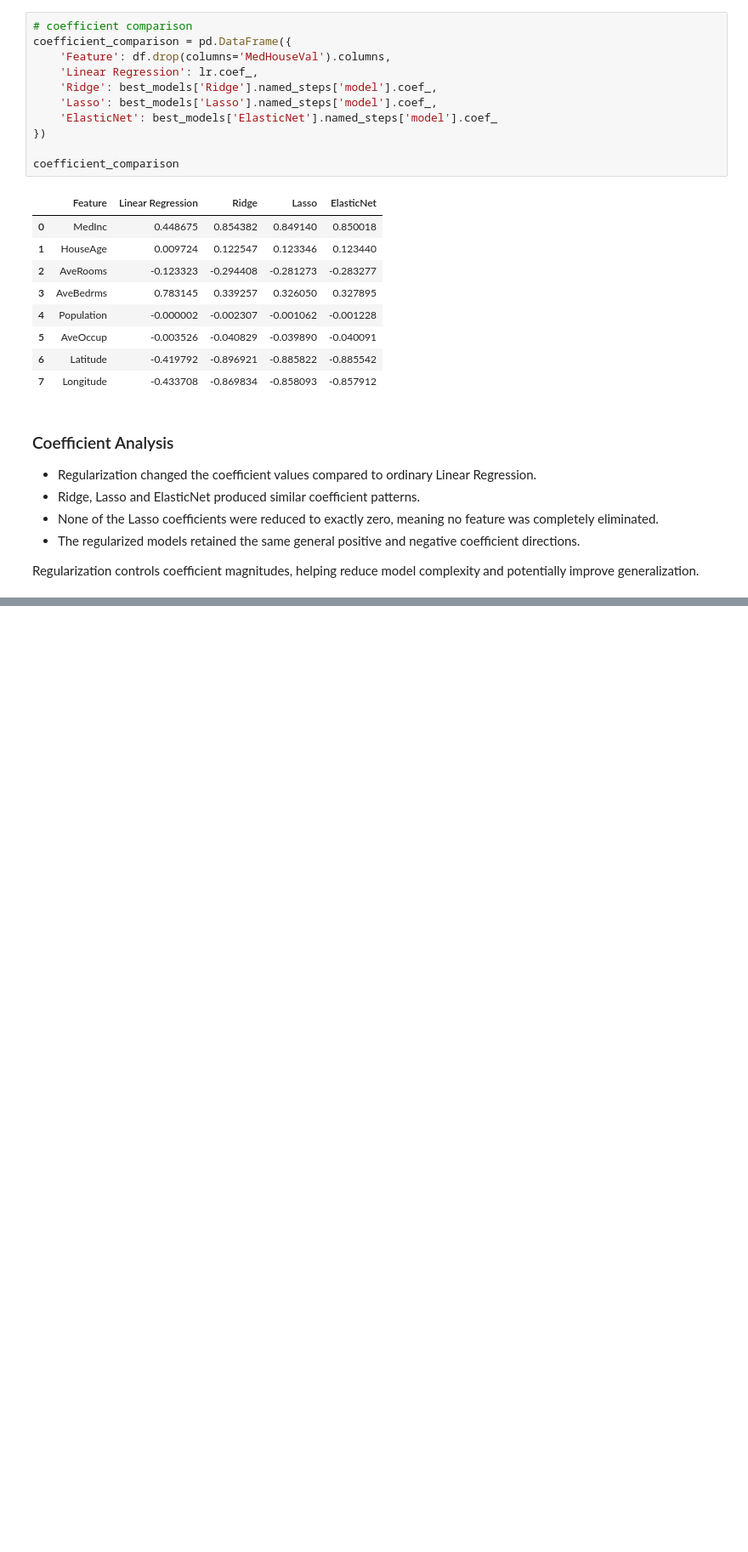
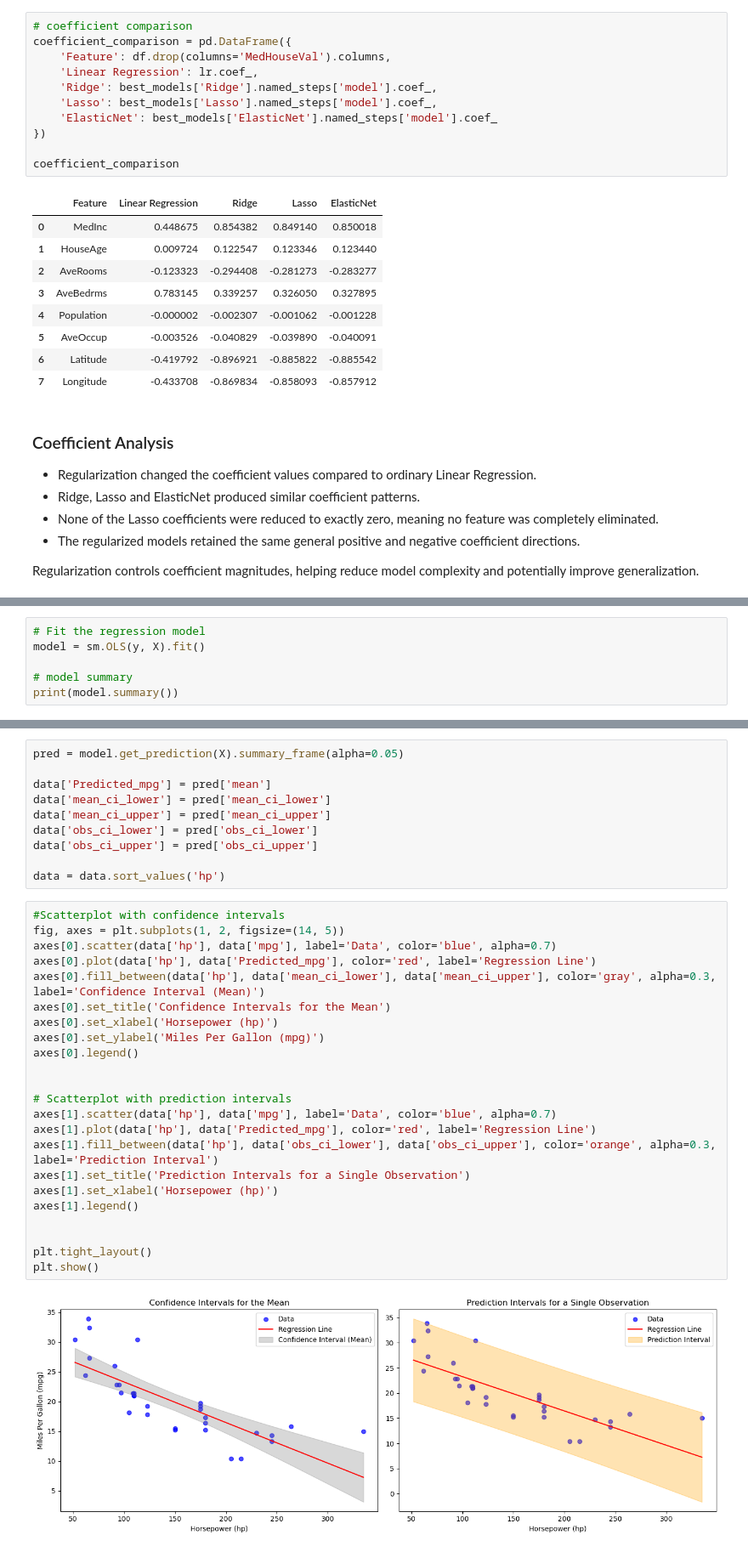
Before and after one commit to Gyrith/Machine-Learning-Models, a Jupyter notebook: Supervised Learning/Linear Regression.ipynb, the cells around one changed output, grey strips where cells are left out. Shown at 85% size. Drawn from its saved outputs; the diff is of its cells as text; blank space fills up the shorter version.

Commit message:
Linear Regression

```diff
--- a/Supervised Learning/Linear Regression.ipynb
+++ b/Supervised Learning/Linear Regression.ipynb
@@ -935,0 +977,6 @@ Regularization controls coefficient magnitudes, helping reduce model complexity
+# %%
+# Fit the regression model
+model = sm.OLS(y, X).fit()
+
+# model summary
+print(model.summary())
@@ -935,0 +1021,35 @@ Regularization controls coefficient magnitudes, helping reduce model complexity
+# %%
+pred = model.get_prediction(X).summary_frame(alpha=0.05)
+
+data['Predicted_mpg'] = pred['mean']
+data['mean_ci_lower'] = pred['mean_ci_lower']
+data['mean_ci_upper'] = pred['mean_ci_upper']
+data['obs_ci_lower'] = pred['obs_ci_lower']
+data['obs_ci_upper'] = pred['obs_ci_upper']
+
+data = data.sort_values('hp')
+# %%
+#Scatterplot with confidence intervals
+fig, axes = plt.subplots(1, 2, figsize=(14, 5))
+axes[0].scatter(data['hp'], data['mpg'], label='Data', color='blue', alpha=0.7)
+axes[0].plot(data['hp'], data['Predicted_mpg'], color='red', label='Regression Line')
+axes[0].fill_between(data['hp'], data['mean_ci_lower'], data['mean_ci_upper'], color='gray', alpha=0.3, label='Confidence Interval (Mean)')
+axes[0].set_title('Confidence Intervals for the Mean')
+axes[0].set_xlabel('Horsepower (hp)')
+axes[0].set_ylabel('Miles Per Gallon (mpg)')
+axes[0].legend()
+
+
+# Scatterplot with prediction intervals
+axes[1].scatter(data['hp'], data['mpg'], label='Data', color='blue', alpha=0.7)
+axes[1].plot(data['hp'], data['Predicted_mpg'], color='red', label='Regression Line')
+axes[1].fill_between(data['hp'], data['obs_ci_lower'], data['obs_ci_upper'], color='orange', alpha=0.3, label='Prediction Interval')
+axes[1].set_title('Prediction Intervals for a Single Observation')
+axes[1].set_xlabel('Horsepower (hp)')
+axes[1].legend()
+
+
+plt.tight_layout()
+plt.show()
+# %% [output]
+[figure, added]
```
Also changed, not shown: parts of 7 cells of this notebook.
